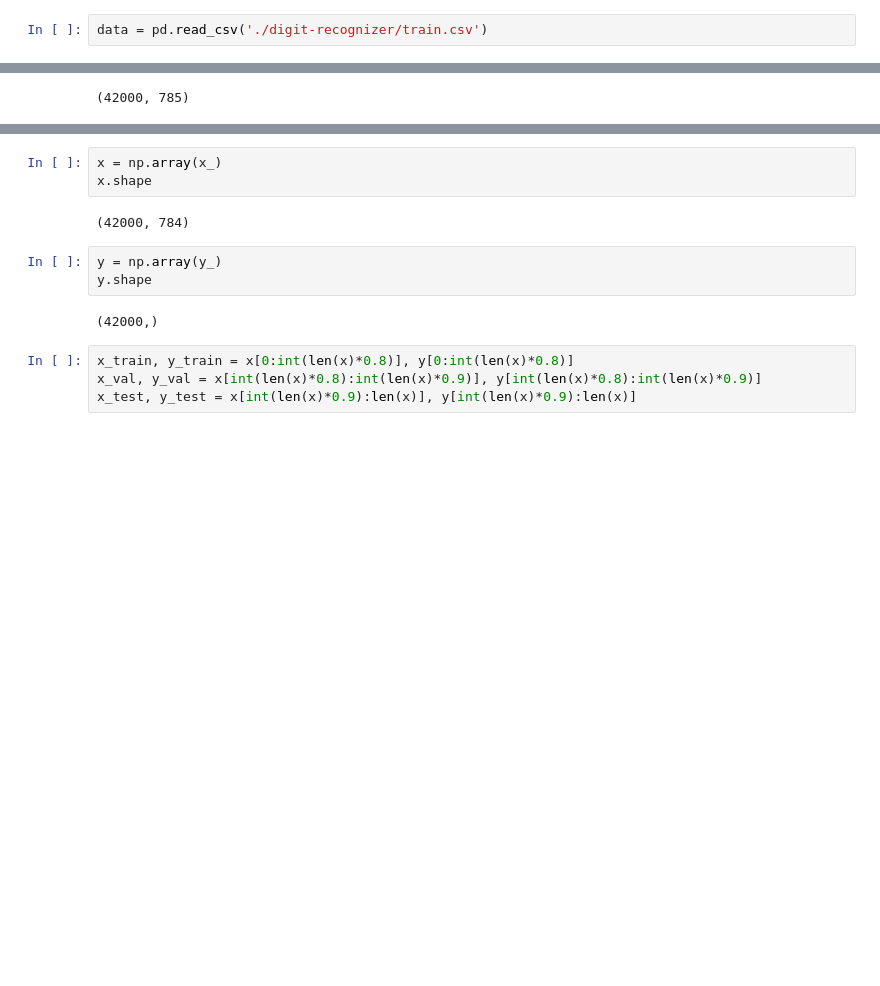
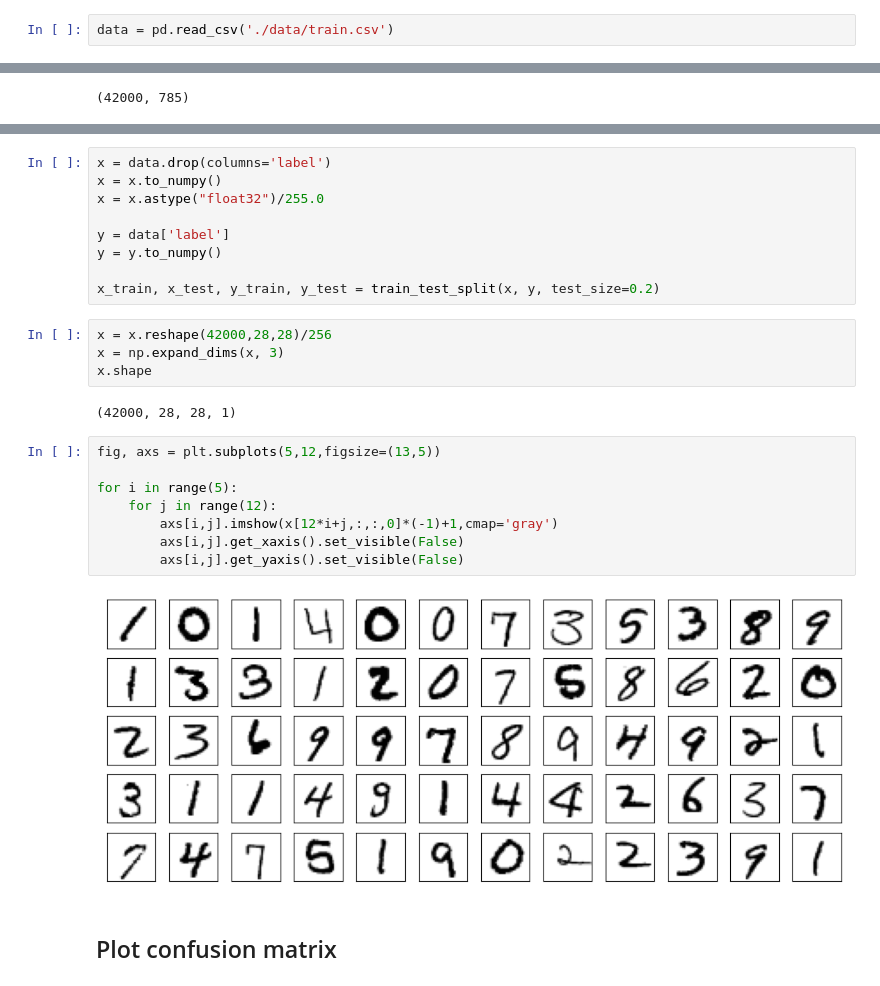
Before and after one commit to armadrigal/Proyectos-ML-Kaggle, a Jupyter notebook: Digit Recognizer/Digit Recognizer sklearn different models.ipynb, the cells around one changed output, grey strips where cells are left out. Cells and saved outputs as stored; diff of their text form; blank space fills up the shorter version.

```diff
--- a/Digit Recognizer/Digit Recognizer sklearn different models.ipynb
+++ b/Digit Recognizer/Digit Recognizer sklearn different models.ipynb
@@ -9,5 +15,5 @@ import os
 # %%
-data = pd.read_csv('./digit-recognizer/train.csv')
+data = pd.read_csv('./data/train.csv')
 # %%
 data.head()
 # %% [output]
@@ -28,14 +31,27 @@ y_ = data['label']
-# %%
-x = np.array(x_)
-x.shape
-# %% [output]
-(42000, 784)
-# %%
-y = np.array(y_)
-y.shape
-# %% [output]
-(42000,)
-# %%
-x_train, y_train = x[0:int(len(x)*0.8)], y[0:int(len(x)*0.8)]
-x_val, y_val = x[int(len(x)*0.8):int(len(x)*0.9)], y[int(len(x)*0.8):int(len(x)*0.9)]
-x_test, y_test = x[int(len(x)*0.9):len(x)], y[int(len(x)*0.9):len(x)]
+# %%
+x = data.drop(columns='label')
+x = x.to_numpy()
+x = x.astype("float32")/255.0
+
+y = data['label']
+y = y.to_numpy()
+
+x_train, x_test, y_train, y_test = train_test_split(x, y, test_size=0.2)
+# %%
+x = x.reshape(42000,28,28)/256
+x = np.expand_dims(x, 3)
+x.shape
+# %% [output]
+(42000, 28, 28, 1)
+# %%
+fig, axs = plt.subplots(5,12,figsize=(13,5))
+
+for i in range(5):
+    for j in range(12):
+        axs[i,j].imshow(x[12*i+j,:,:,0]*(-1)+1,cmap='gray')
+        axs[i,j].get_xaxis().set_visible(False)
+        axs[i,j].get_yaxis().set_visible(False)
+# %% [output]
+[figure, added]
+# %% [markdown]
+## Plot confusion matrix
```
Also changed, not shown: parts of 13 cells of this notebook.
